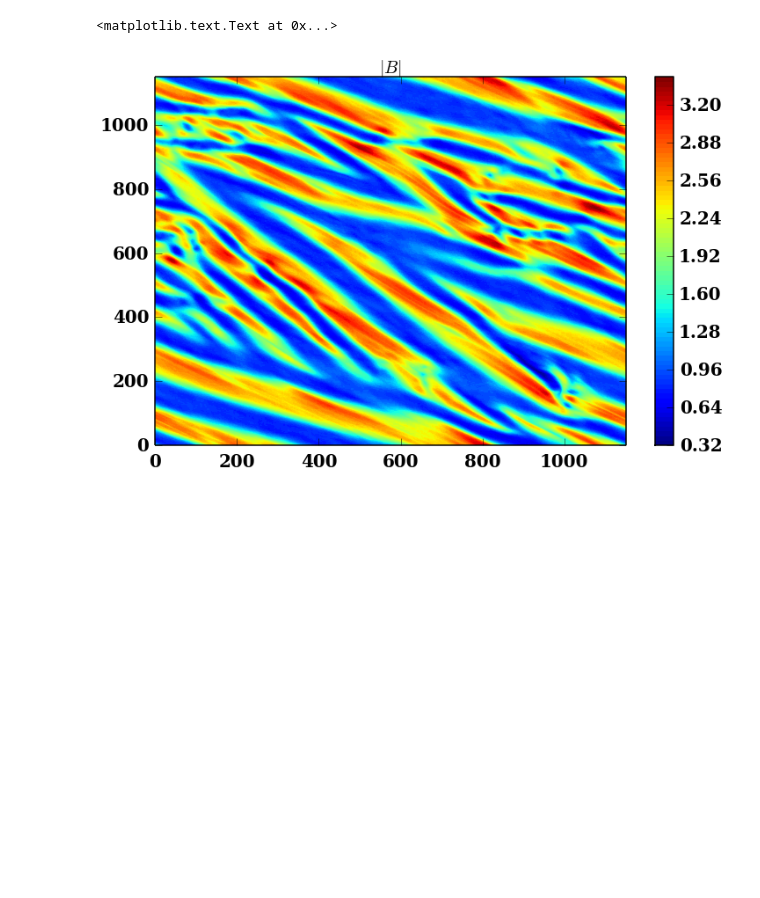
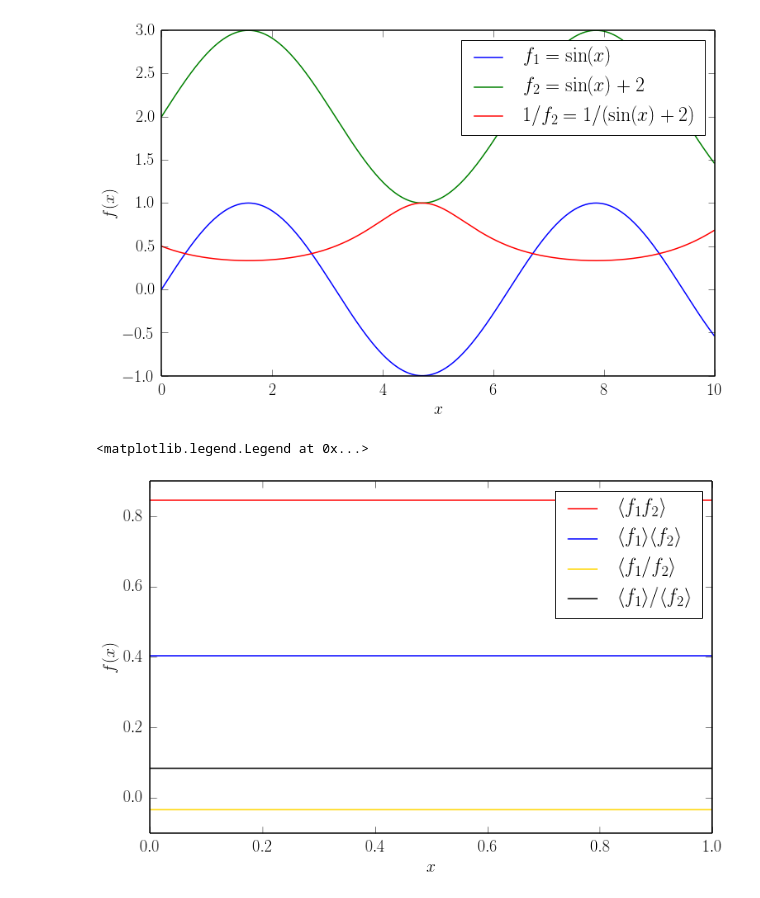
Before and after one commit to aapandy2/Spring_16, a Jupyter notebook: Kunz_data_plots.ipynb, the cells around one changed output. Drawn from its saved outputs; the diff is of its cells as text; code cells hidden in the pictures; blank space fills up the shorter version.

```diff
--- a/Kunz_data_plots.ipynb
+++ b/Kunz_data_plots.ipynb
@@ -81,9 +121,35 @@ pl.title('$T$')
+# %%
+x = np.arange(0., 10., 0.01)
+
+def f1(x):
+    return np.sin(x)
+
+def f2(x):
+    return (np.sin(x) + 2.)
+
+pl.plot(x, f1(x), label='$f_1 = \\sin(x)$')
+pl.plot(x, f2(x), label='$f_2 = \\sin(x) + 2$')
+pl.plot(x, 1./f2(x), label='$1/f_2 = 1/(\\sin(x) + 2)$')
+pl.legend()
+pl.xlabel('$x$')
+pl.ylabel('$f(x)$')
+pl.show()
+
+
+pl.axhline(np.mean(f1(x)*f2(x)), label='$\\langle f_1 f_2 \\rangle$', c='r')
+pl.axhline(np.mean(f1(x))*np.mean(f2(x)), label='$\\langle f_1 \\rangle \\langle f_2 \\rangle$', c='blue')
+
+pl.axhline(np.mean(f1(x)/f2(x)), label='$\\langle f_1 / f_2 \\rangle$', c='gold')
+pl.axhline(np.mean(f1(x))/np.mean(f2(x)), label='$\\langle f_1 \\rangle / \\langle f_2 \\rangle$', c='black')
+pl.xlabel('$x$')
+pl.ylabel('$f(x)$')
+pl.legend()
+# %% [output]
+[figure, added]
+<matplotlib.legend.Legend at 0x...>
+[figure, added]
 # %%
 B_mag = np.sqrt(B_x**2. + B_y**2. + B_z**2.)
-
-pl.contourf(B_mag, 100)
-pl.colorbar()
-pl.title('$|B|$')
+#pl.contourf(B_mag, 100)
+#pl.colorbar()
+#pl.title('$|B|$')
-# %% [output]
-<matplotlib.text.Text at 0x...>
-[figure, removed]
```
Also changed, not shown: parts of 19 cells of this notebook, 3 other files.
